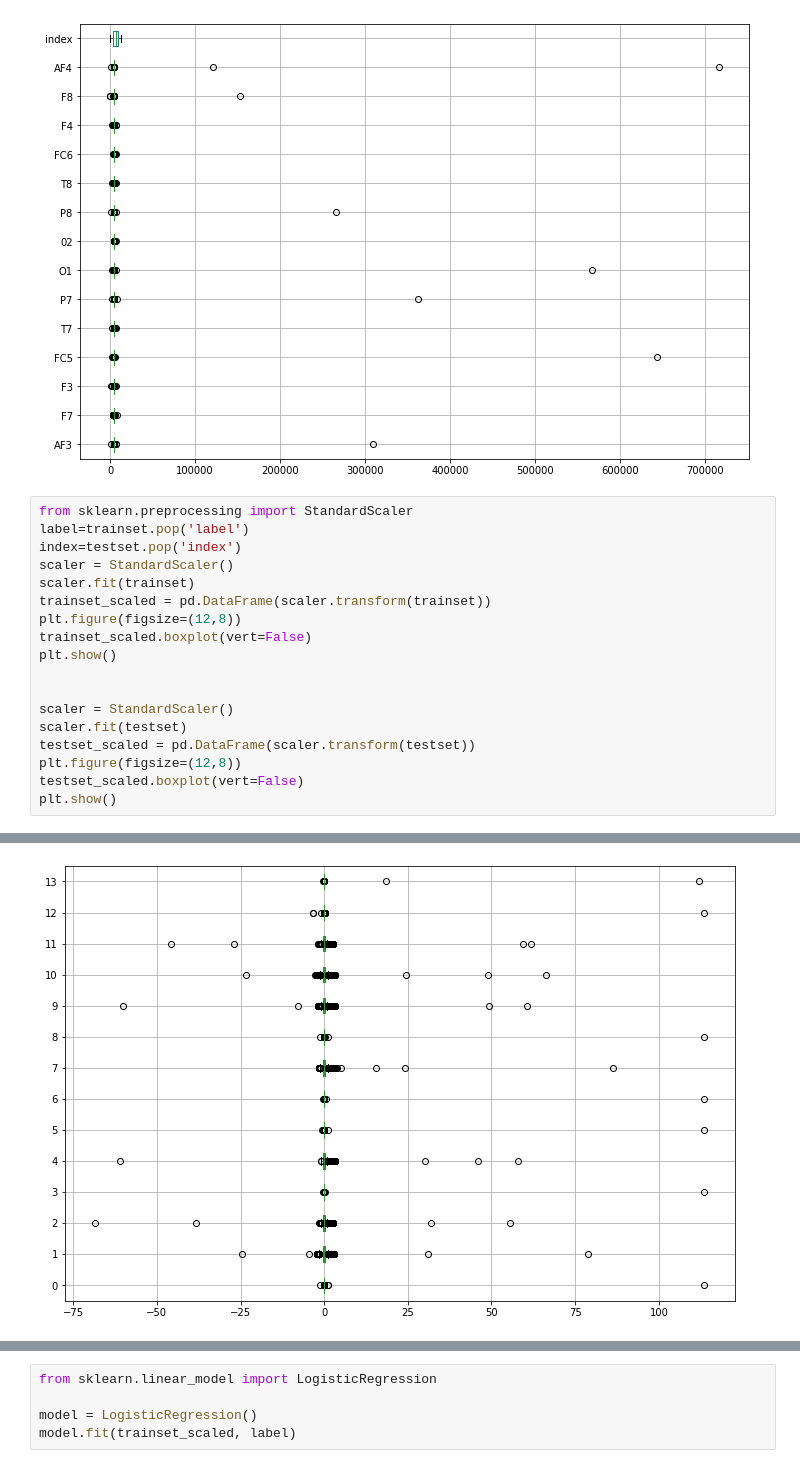
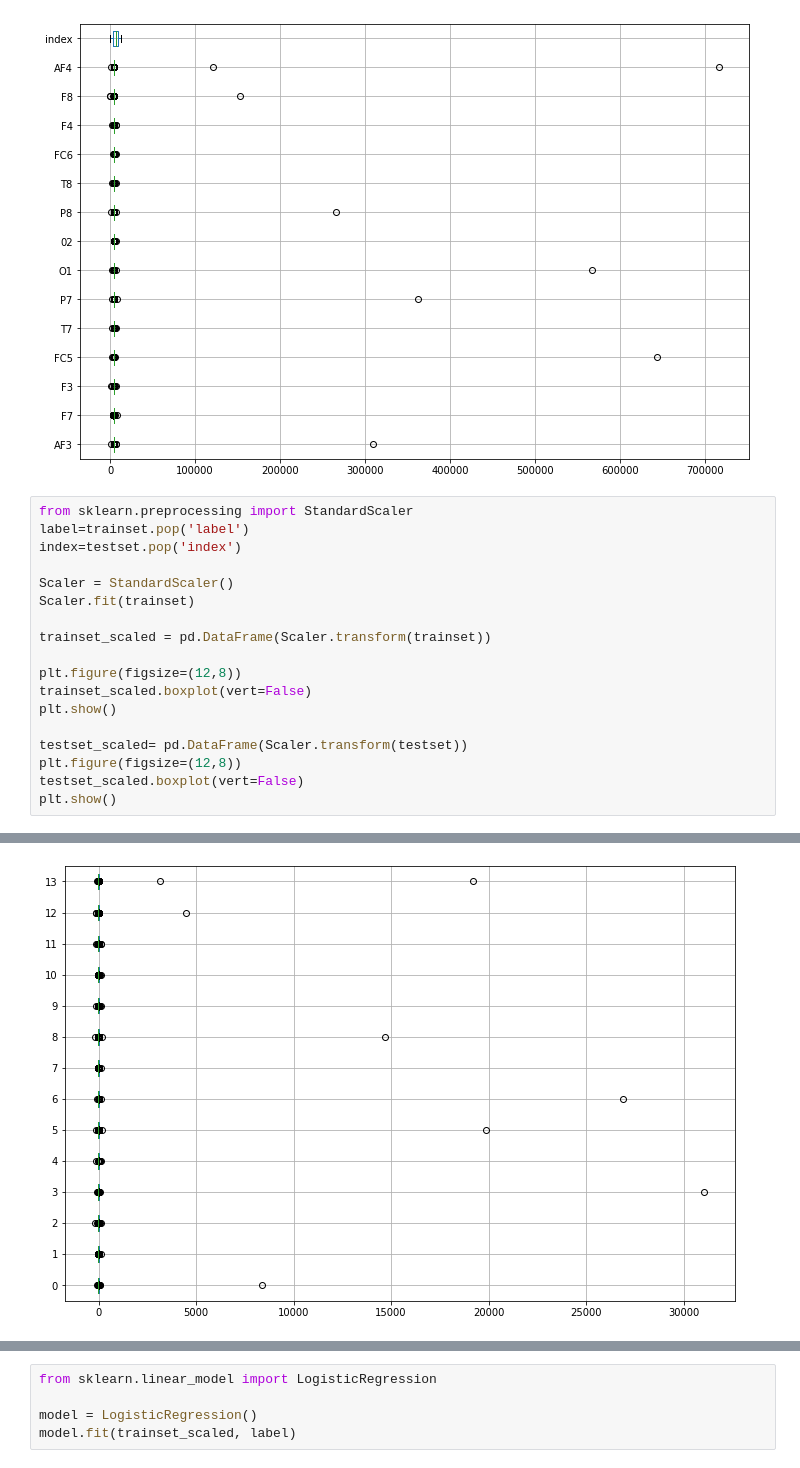
Before and after one commit to KlaraDewitte/Machine_Learning_course_UGent_D012554_kaggle, a Jupyter notebook: Poging1LogisticRegression.ipynb, the cells around one changed output, grey strips where cells are left out. Drawn from its saved outputs; the diff is of its cells as text.

```diff
--- a/Poging1LogisticRegression.ipynb
+++ b/Poging1LogisticRegression.ipynb
@@ -47,24 +50,24 @@ plt.show()
 # %%
 from sklearn.preprocessing import StandardScaler
 label=trainset.pop('label')
 index=testset.pop('index')
-scaler = StandardScaler()
-scaler.fit(trainset)
-trainset_scaled = pd.DataFrame(scaler.transform(trainset))
+
+Scaler = StandardScaler()
+Scaler.fit(trainset)
+
+trainset_scaled = pd.DataFrame(Scaler.transform(trainset))
+
 plt.figure(figsize=(12,8))
 trainset_scaled.boxplot(vert=False)
 plt.show()
 
-
-scaler = StandardScaler()
-scaler.fit(testset)
-testset_scaled = pd.DataFrame(scaler.transform(testset))
+testset_scaled= pd.DataFrame(Scaler.transform(testset))
 plt.figure(figsize=(12,8))
 testset_scaled.boxplot(vert=False)
 plt.show()
 # %% [output]
 [figure]
-[figure, old version]
+[figure, new version]
 # %%
 print(trainset_scaled.head())
 print(testset_scaled.head())
```
Also changed, not shown: parts of 5 cells of this notebook.
